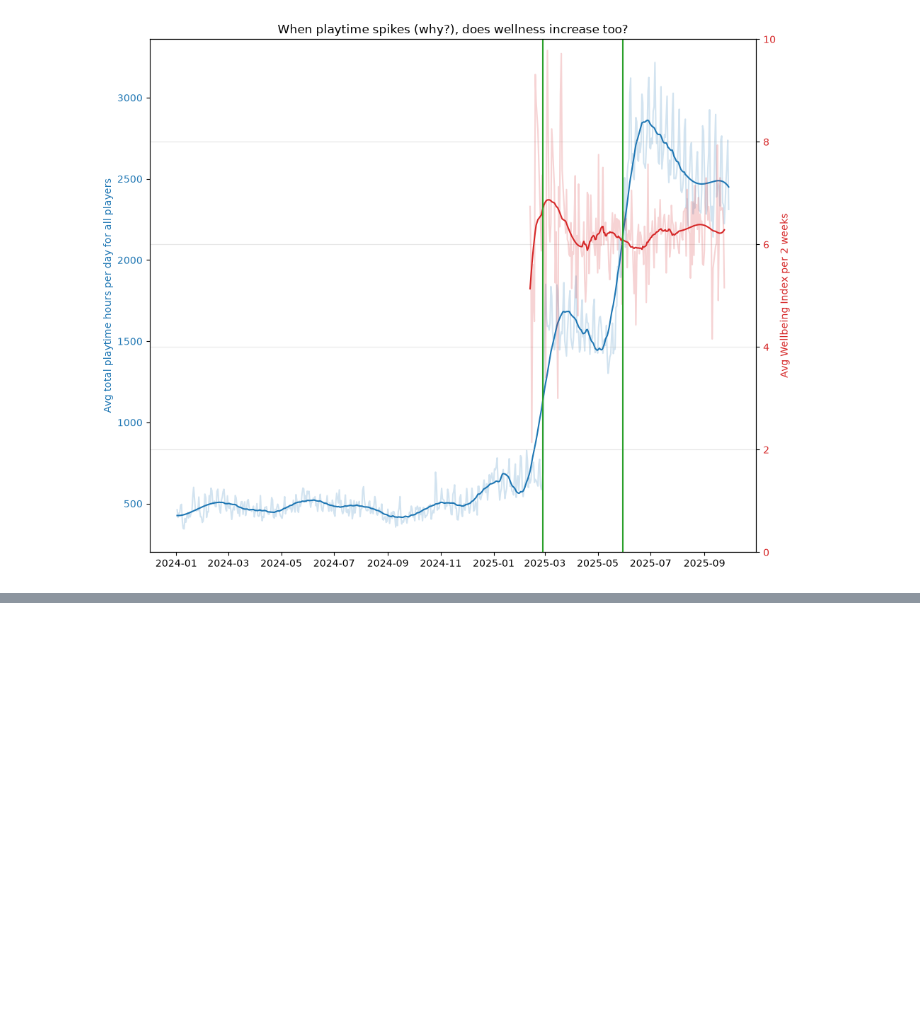
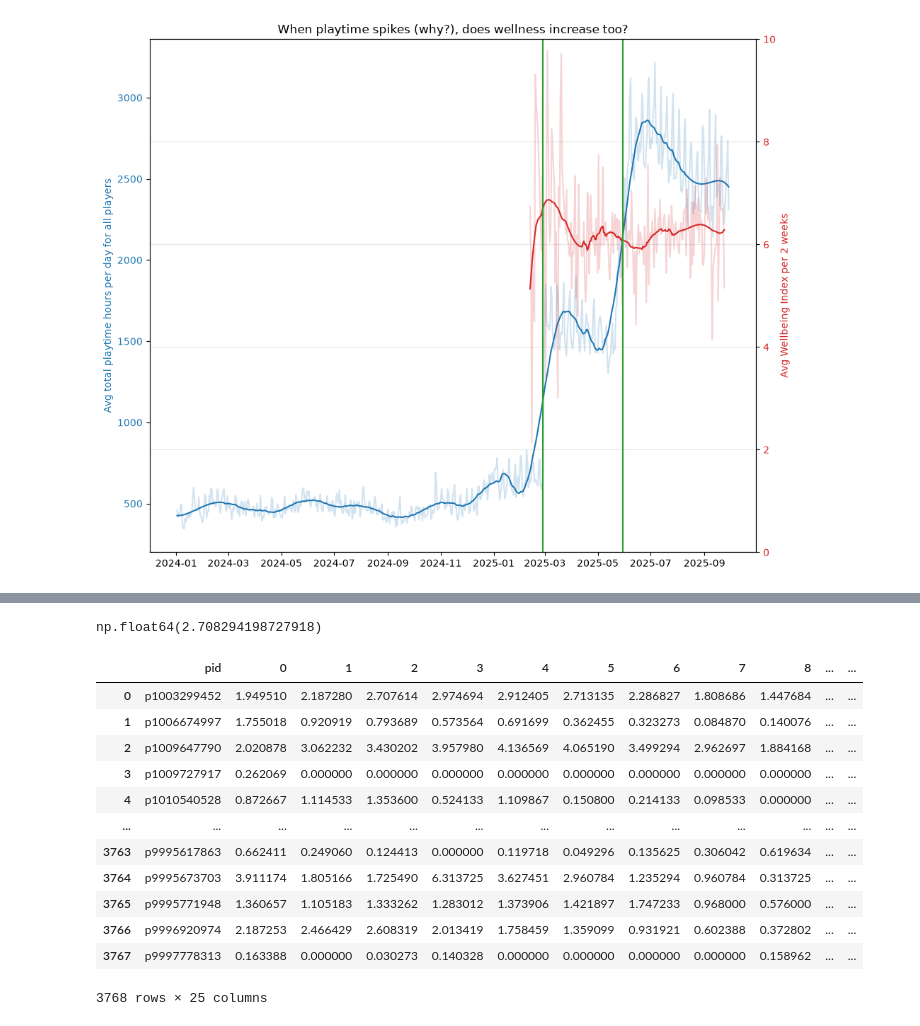
Before and after one commit to jinalpawar/Open_Play_Analysis, a Jupyter notebook: backup.ipynb, the cells around one changed output, grey strips where cells are left out. Saved outputs shown, nothing was run; the diff lists cells and outputs as text; code cells hidden in the pictures; blank space fills up the shorter version.

```diff
--- a/backup.ipynb
+++ b/backup.ipynb
@@ -163,0 +573,21 @@ show(p)
+# %%
+hour_logs = pd.concat([gaming_logs, pd.DataFrame(np.arange(24).reshape(1,24))])[:-1]
+
+
+def hourly_duration(df):
+    if df.duration < 60:
+        df[df.session_start.hour] = df.duration
+    else:
+        start_hour = df.session_start.hour
+        end_hour = df.session_end.hour
+        for hour in np.arange(start_hour, end_hour+1):
+            if hour == end_hour:
+                df[hour] = df.session_end.minute
+            elif hour == start_hour:
+                df[hour] = 60 - df.session_start.minute
+            else:
+                df[hour] = 60
+
+    return df
+
+new_hourly_logs = hour_logs.apply(hourly_duration, axis=1)
@@ -163,0 +611,3 @@ show(p)
+# %%
+new_hourly_logs[np.arange(0,24)] = new_hourly_logs[np.arange(0,24)].fillna(0)
+new_hourly_logs
@@ -163,0 +628,21 @@ show(p)
+# %%
+new_hourly_logs[new_hourly_logs.platform == "steam"][20].mean()
+# %% [output]
+np.float64(2.708294198727918)
+# %%
+per_pid_hourly = new_hourly_logs.groupby("pid", as_index=False)[np.arange(0,24)].mean()
+per_pid_hourly
+# %% [output]
+|  | pid | 0 | 1 | 2 | 3 | 4 | 5 | 6 | 7 | 8 | ... | ... |
+| 0 | p1003299452 | 1.949510 | 2.187280 | 2.707614 | 2.974694 | 2.912405 | 2.713135 | 2.286827 | 1.808686 | 1.447684 | ... | ... |
+| 1 | p1006674997 | 1.755018 | 0.920919 | 0.793689 | 0.573564 | 0.691699 | 0.362455 | 0.323273 | 0.084870 | 0.140076 | ... | ... |
+| 2 | p1009647790 | 2.020878 | 3.062232 | 3.430202 | 3.957980 | 4.136569 | 4.065190 | 3.499294 | 2.962697 | 1.884168 | ... | ... |
+| 3 | p1009727917 | 0.262069 | 0.000000 | 0.000000 | 0.000000 | 0.000000 | 0.000000 | 0.000000 | 0.000000 | 0.000000 | ... | ... |
+| 4 | p1010540528 | 0.872667 | 1.114533 | 1.353600 | 0.524133 | 1.109867 | 0.150800 | 0.214133 | 0.098533 | 0.000000 | ... | ... |
+| ... | ... | ... | ... | ... | ... | ... | ... | ... | ... | ... | ... | ... |
+| 3763 | p9995617863 | 0.662411 | 0.249060 | 0.124413 | 0.000000 | 0.119718 | 0.049296 | 0.135625 | 0.306042 | 0.619634 | ... | ... |
+| 3764 | p9995673703 | 3.911174 | 1.805166 | 1.725490 | 6.313725 | 3.627451 | 2.960784 | 1.235294 | 0.960784 | 0.313725 | ... | ... |
+| 3765 | p9995771948 | 1.360657 | 1.105183 | 1.333262 | 1.283012 | 1.373906 | 1.421897 | 1.747233 | 0.968000 | 0.576000 | ... | ... |
+| 3766 | p9996920974 | 2.187253 | 2.466429 | 2.608319 | 2.013419 | 1.758459 | 1.359099 | 0.931921 | 0.602388 | 0.372802 | ... | ... |
+| 3767 | p9997778313 | 0.163388 | 0.000000 | 0.030273 | 0.140328 | 0.000000 | 0.000000 | 0.000000 | 0.000000 | 0.158962 | ... | ... |
+3768 rows × 25 columns
```
Also changed, not shown: parts of 33 cells of this notebook, 18 other files.
